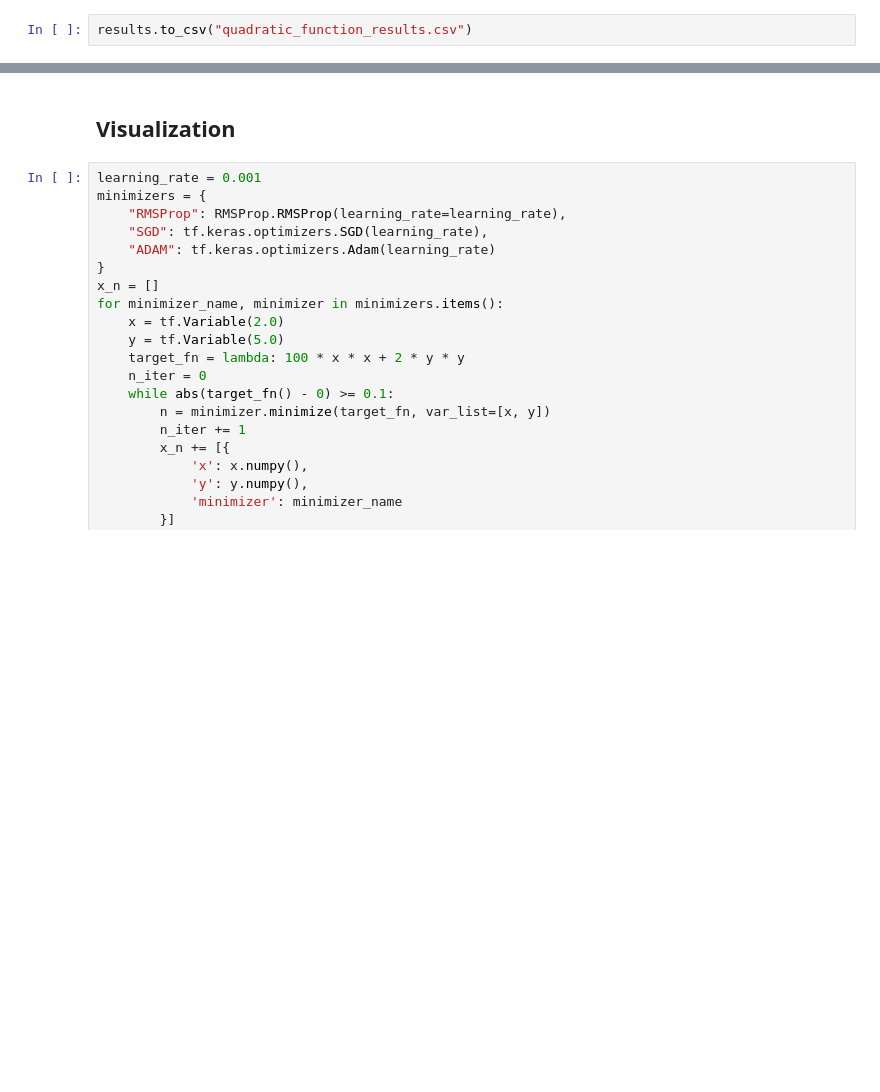
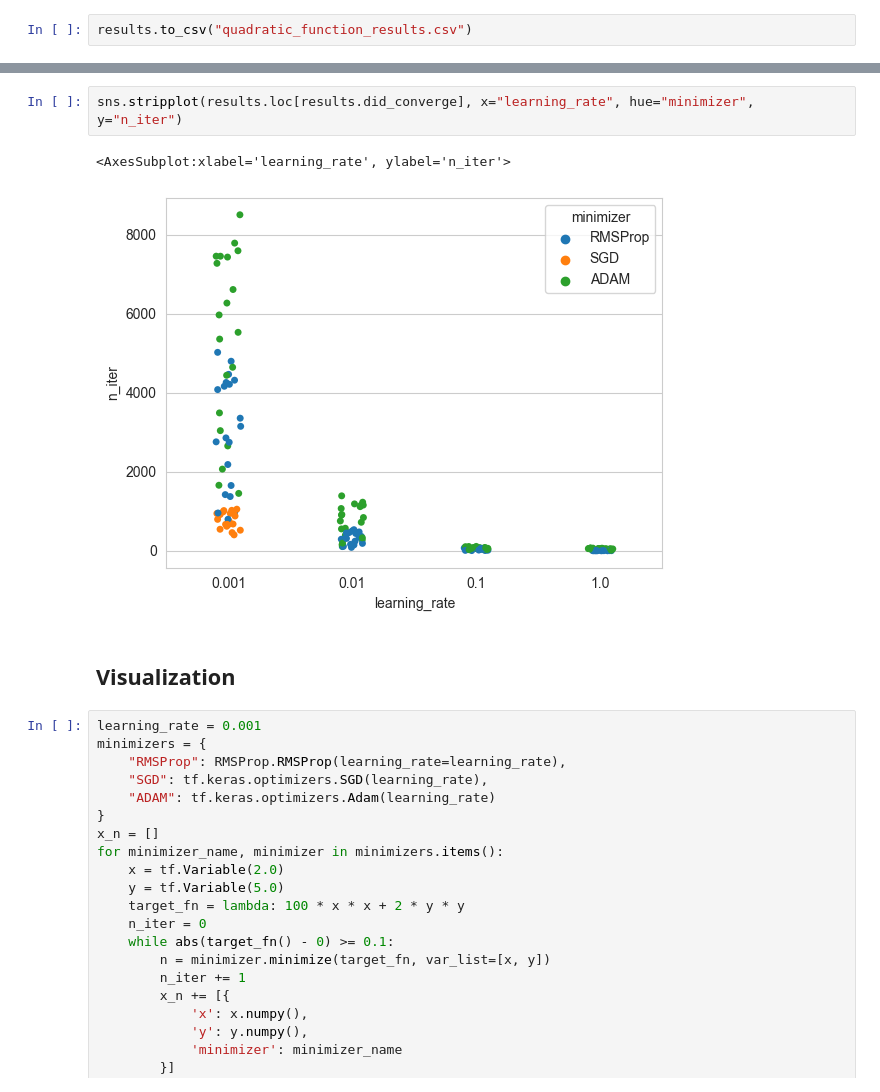
Before and after one commit to SawickiBartosz/RMSPropForBioBERT, a Jupyter notebook: function_optimization.ipynb, the cells around one changed output, grey strips where cells are left out. Saved outputs shown, nothing was run; the diff lists cells and outputs as text; blank space fills up the shorter version.

Commit message:
add synthetic experiments and results

```diff
--- a/function_optimization.ipynb
+++ b/function_optimization.ipynb
@@ -77,3 +98,8 @@ results.to_csv("quadratic_function_results.csv")
+# %%
+sns.stripplot(results.loc[results.did_converge], x="learning_rate", hue="minimizer", y="n_iter")
+# %% [output]
+<AxesSubplot:xlabel='learning_rate', ylabel='n_iter'>
+[figure, added]
 # %% [markdown]
 ## Visualization
 # %%
```
Also changed, not shown: parts of 7 cells of this notebook, 2 other files.
